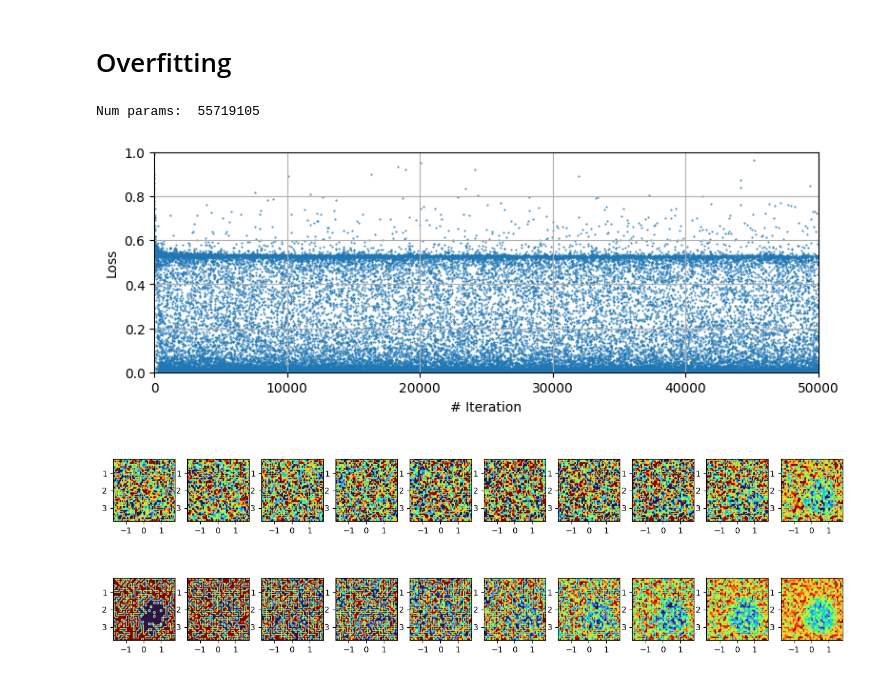
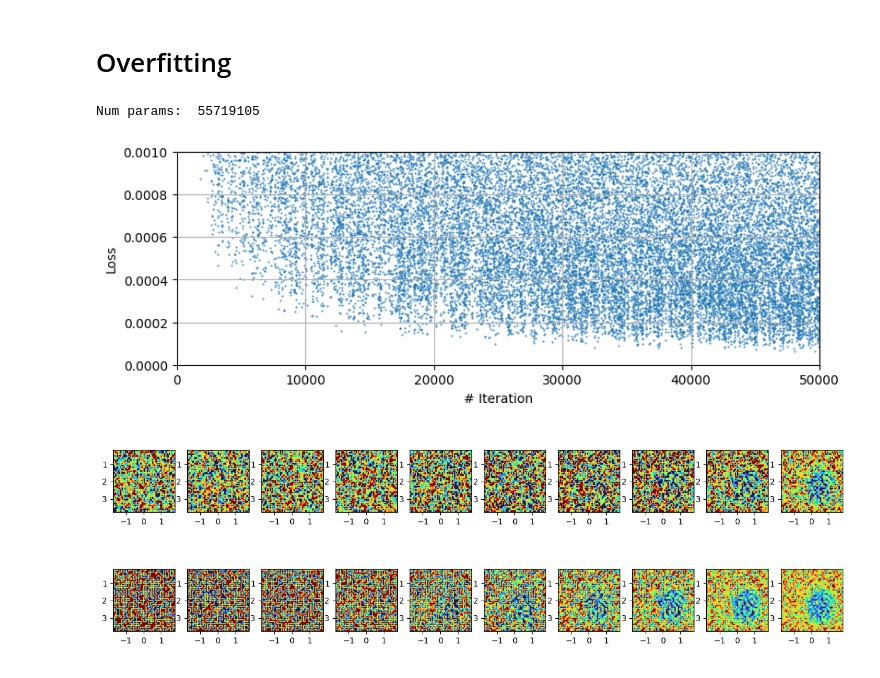
Before and after one commit to SebastianMerino/DL-Attenuation, a Jupyter notebook: sampling_overfit.ipynb, the cells around one changed output. Drawn from its saved outputs; the diff is of its cells as text; code cells hidden in the pictures.

Commit message:
new schedule

```diff
--- a/sampling_overfit.ipynb
+++ b/sampling_overfit.ipynb
@@ -49,30 +9,30 @@ def create_gaussian_diffusion(
 # %% [markdown]
  # Overfitting
 # %%
-diffusion2 = create_gaussian_diffusion(noise_schedule='linear')
+diffusion2 = create_gaussian_diffusion(noise_schedule='linear',steps=4000)
 
 from modules.model import UNETv2
 from modules.plotting_utils import *
 
 device = torch.device("cuda:0" if torch.cuda.is_available() else torch.device('cpu'))
-save_dir = Path(r'.\weights_overfit_test\v2')
+save_dir = Path(r'.\weights_overfit\steps500')
 training_epochs = 50000
 model2 = UNETv2(in_channels=80, residual=False, attention_res=[]).to(device)
 model2.load_state_dict(torch.load(save_dir / f"model_{training_epochs}.pth", map_location=device))
 print("Num params: ", sum(p.numel() for p in model2.parameters()))
 
 plt.figure(figsize=(9, 3))
 loss_npy = np.load(save_dir / f"loss_{training_epochs}.npy")
 plt.scatter([x for x in range(len(loss_npy))], loss_npy, s=0.2)
 plt.xlabel('# Iteration')
 plt.ylabel('Loss')
 plt.xlim(0,50000)
-plt.ylim(0, 1)
+plt.ylim(0, 0.001)
 plt.grid()
 plt.show()
 # %% [output]
 Num params:  55719105
-[figure, old version]
+[figure, new version]
 # %%
 data_folder = Path(r'C:\Users\smerino.C084288\Documents\Datasets\ACS')
 data2 = CustomDataset(data_folder / 'train_overfit')
@@ -111,11 +71,11 @@ for step in diffusion2.p_sample_loop_progressive(model2, y_pad.shape, x_pad, pro
     intermediate_sample.append(step['sample'].cpu().detach()[:, :, :m, :n])
     intermediate_x0.append(step['pred_xstart'].cpu().detach()[:, :, :m, :n])
 # %%
-show_reverse_process(intermediate_sample[::100])
-show_reverse_process(intermediate_x0[::100])
+show_reverse_process(intermediate_sample[::400])
+show_reverse_process(intermediate_x0[::400])
 # %% [output]
-[figure, old version]
+[figure, new version]
-[figure, old version]
+[figure, new version]
 # %%
 plt.figure(figsize=(16, 2.5))
 plt.subplot(1, 4, 1)
```
Also changed, not shown: parts of 4 cells of this notebook, 2 other files.
